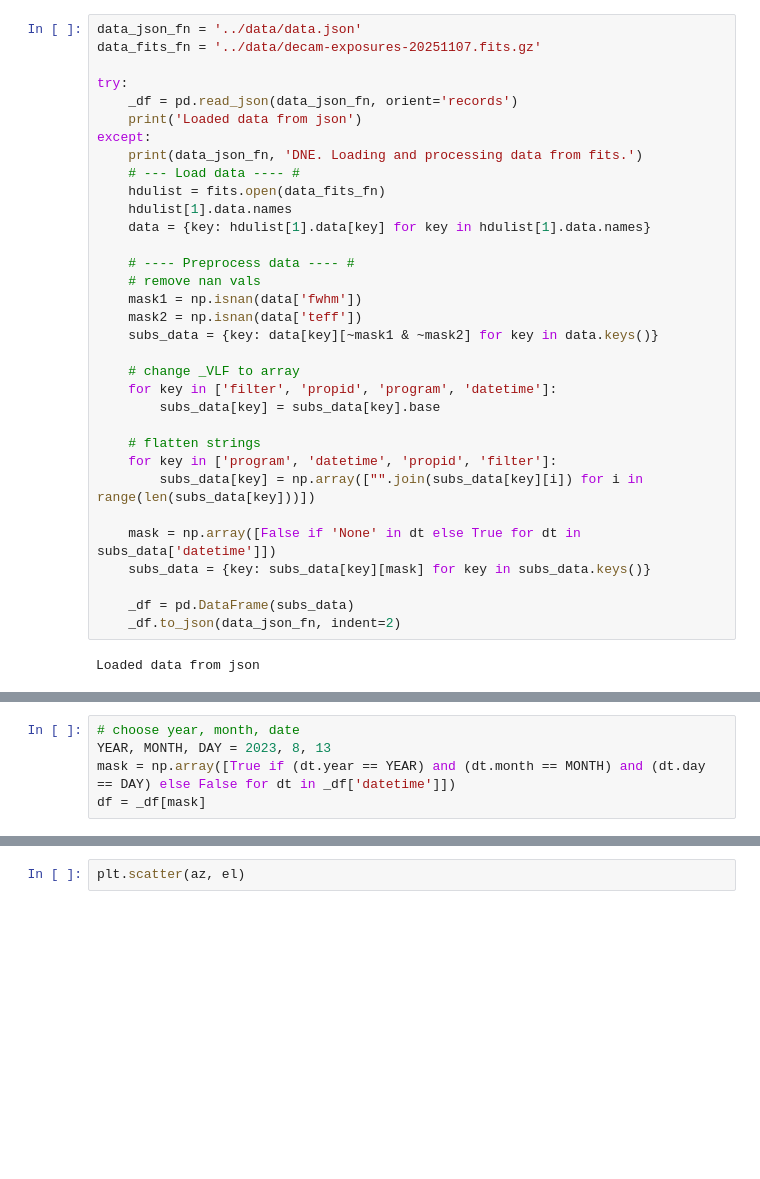
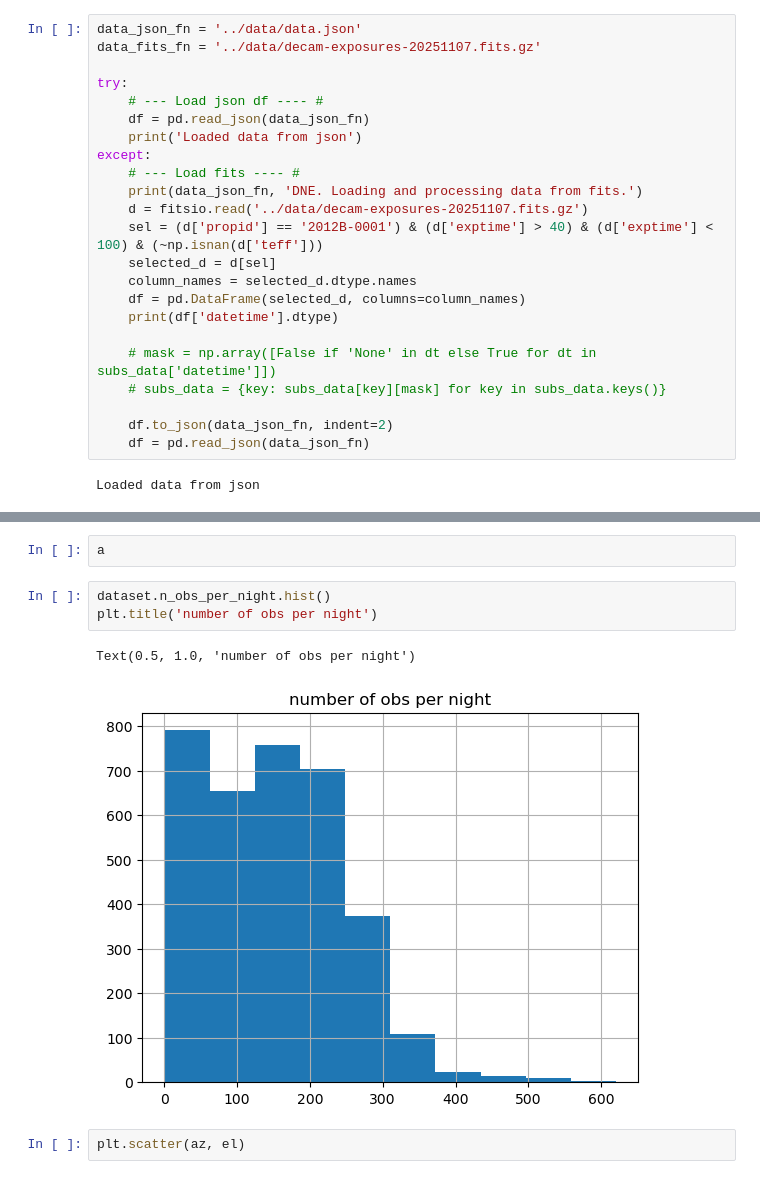
Before and after one commit to rachelhur/survey-ops, a Jupyter notebook: notebooks/v1.ipynb, the cells around one changed output, grey strips where cells are left out. Drawn from its saved outputs; the diff is of its cells as text; blank space fills up the shorter version.

```diff
--- a/notebooks/v1.ipynb
+++ b/notebooks/v1.ipynb
@@ -38,33 +39,23 @@ data_json_fn = '../data/data.json'
 data_fits_fn = '../data/decam-exposures-20251107.fits.gz'
 
 try:
-    _df = pd.read_json(data_json_fn, orient='records')
+    # --- Load json df ---- #
+    df = pd.read_json(data_json_fn)
     print('Loaded data from json')
 except:
+    # --- Load fits ---- #
     print(data_json_fn, 'DNE. Loading and processing data from fits.')
-    # --- Load data ---- #
-    hdulist = fits.open(data_fits_fn)
-    hdulist[1].data.names
-    data = {key: hdulist[1].data[key] for key in hdulist[1].data.names}
+    d = fitsio.read('../data/decam-exposures-20251107.fits.gz')
+    sel = (d['propid'] == '2012B-0001') & (d['exptime'] > 40) & (d['exptime'] < 100) & (~np.isnan(d['teff']))
+    selected_d = d[sel]
+    column_names = selected_d.dtype.names
+    df = pd.DataFrame(selected_d, columns=column_names)
+    print(df['datetime'].dtype)
 
-    # ---- Preprocess data ---- #
-    # remove nan vals
-    mask1 = np.isnan(data['fwhm'])
-    mask2 = np.isnan(data['teff'])
-    subs_data = {key: data[key][~mask1 & ~mask2] for key in data.keys()}
+    # mask = np.array([False if 'None' in dt else True for dt in subs_data['datetime']])
+    # subs_data = {key: subs_data[key][mask] for key in subs_data.keys()}
 
-    # change _VLF to array
-    for key in ['filter', 'propid', 'program', 'datetime']:
-        subs_data[key] = subs_data[key].base
-
-    # flatten strings
-    for key in ['program', 'datetime', 'propid', 'filter']:
-        subs_data[key] = np.array(["".join(subs_data[key][i]) for i in range(len(subs_data[key]))])
-
-    mask = np.array([False if 'None' in dt else True for dt in subs_data['datetime']])
-    subs_data = {key: subs_data[key][mask] for key in subs_data.keys()}
-
-    _df = pd.DataFrame(subs_data)
-    _df.to_json(data_json_fn, indent=2)
+    df.to_json(data_json_fn, indent=2)
+    df = pd.read_json(data_json_fn)
 # %% [output]
 Loaded data from json
@@ -93,5 +61,0 @@ _df
-# %%
-# choose year, month, date
-YEAR, MONTH, DAY = 2023, 8, 13
-mask = np.array([True if (dt.year == YEAR) and (dt.month == MONTH) and (dt.day == DAY) else False for dt in _df['datetime']])
-df = _df[mask]
@@ -185,3 +209,11 @@ NotImplementedError:
+# %%
+a
+# %%
+dataset.n_obs_per_night.hist()
+plt.title('number of obs per night')
+# %% [output]
+Text(0.5, 1.0, 'number of obs per night')
+[figure, added]
 # %%
 plt.scatter(az, el)
 # %% [output]
```
Also changed, not shown: parts of 11 cells of this notebook, 1 other file.
